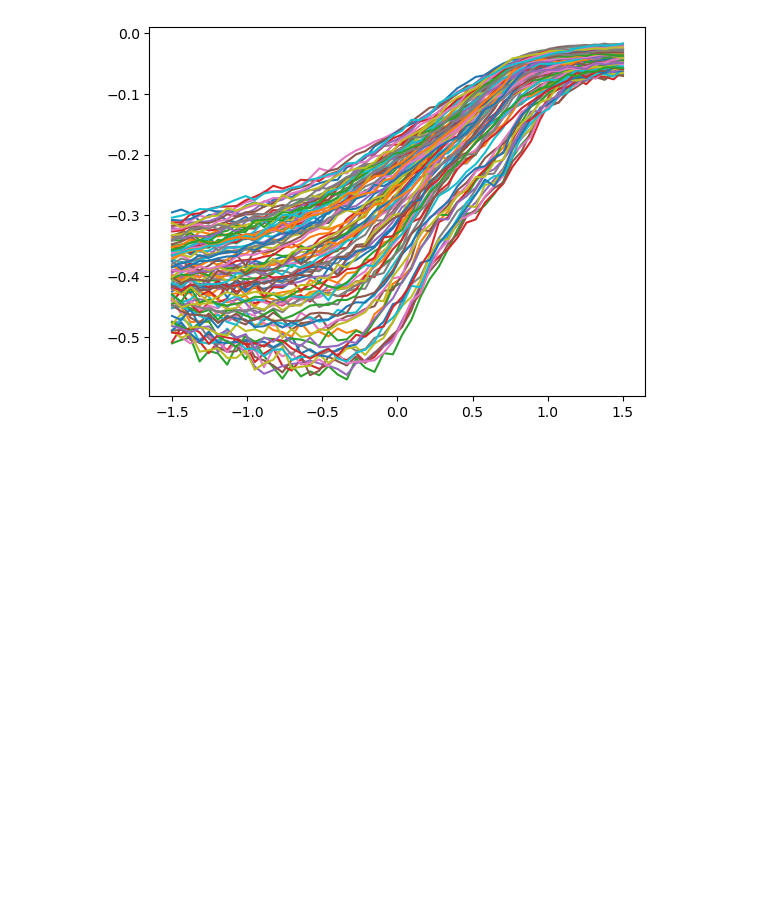
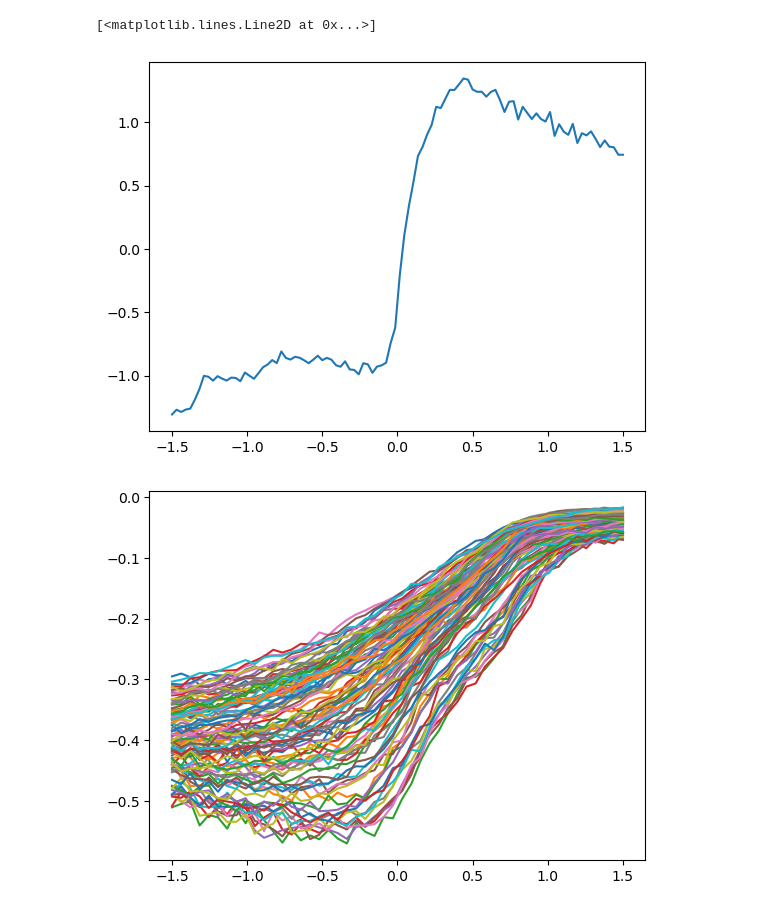
Before and after one commit to jwass1997/kmc_project, a Jupyter notebook: scripts/python_scripts/visualize.ipynb, the cells around one changed output. Saved outputs shown, nothing was run; the diff lists cells and outputs as text; code cells hidden in the pictures; blank space fills up the shorter version.

```diff
--- a/scripts/python_scripts/visualize.ipynb
+++ b/scripts/python_scripts/visualize.ipynb
@@ -25,3 +68,13 @@ for i in range(currents.shape[0]):
+# %%
+mean = np.mean(avg_current_1)
+std = np.std(avg_current_1, ddof=1)
+
+std_curve = (avg_current_1 - mean) / std
+
+plt.plot(vs, std_curve)
+# %% [output]
+[<matplotlib.lines.Line2D at 0x...>]
+[figure, added]
 # %%
 data = np.load("/gpfs/bwfor/work/ws/hd_gy283-my_data/100_sweep/row_7.npz")
 vs = np.linspace(-1.5, 1.5, 50)
```
Also changed, not shown: parts of 3 cells of this notebook, 39 other files.
